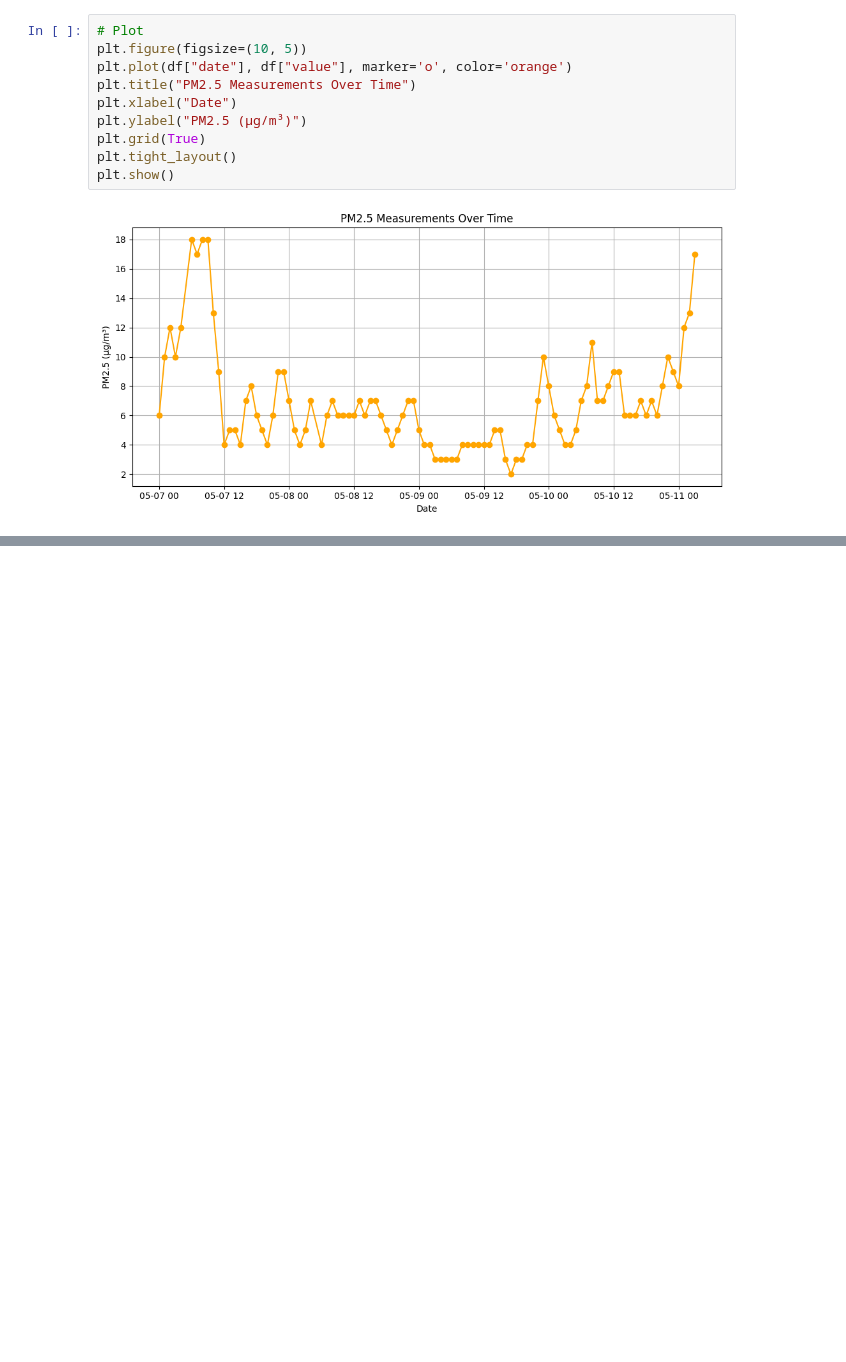
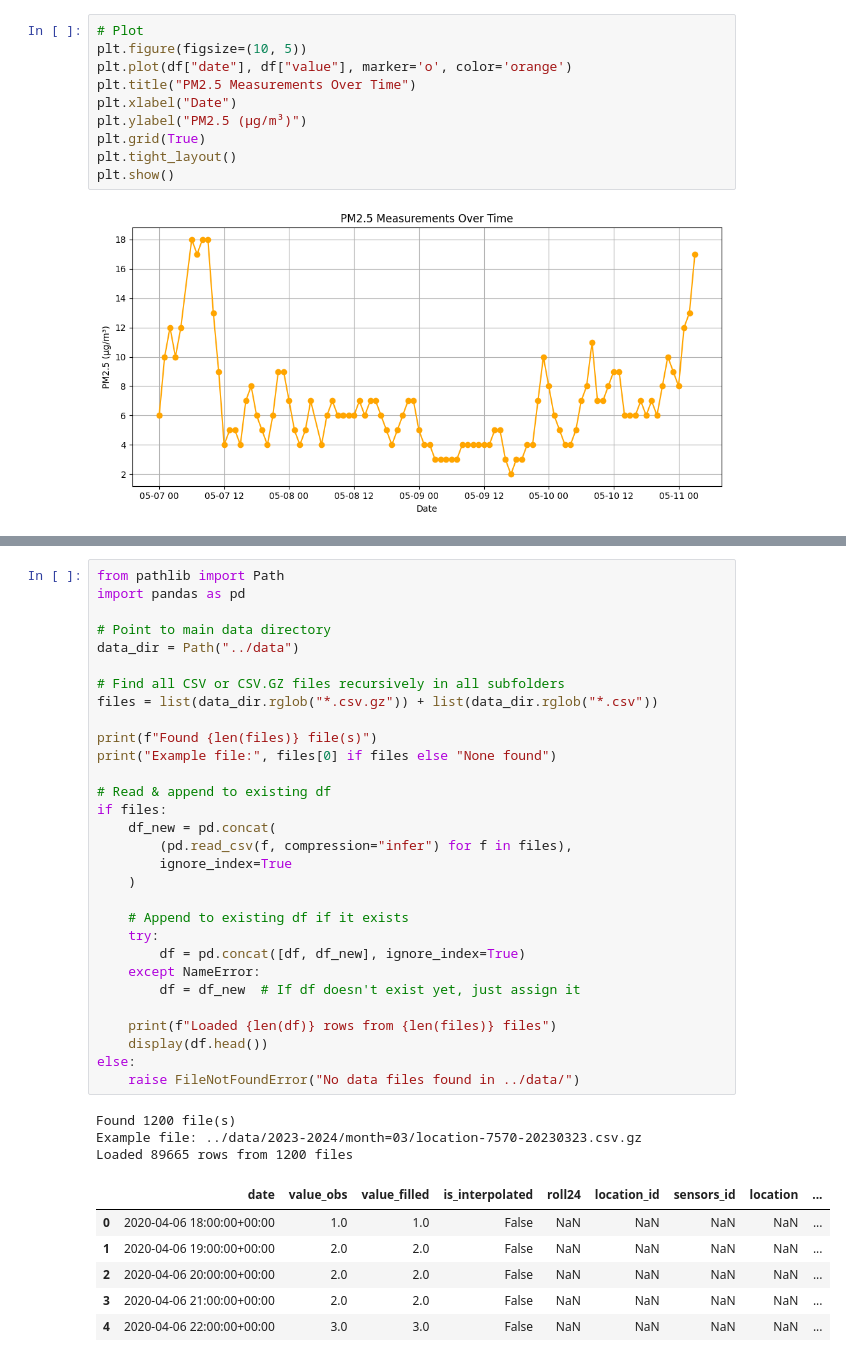
Before and after one commit to olliekm/DeepAQ-System, a Jupyter notebook: notebooks/testingapi.ipynb, the cells around one changed output, grey strips where cells are left out. Cells and saved outputs as stored; diff of their text form; blank space fills up the shorter version.

```diff
--- a/notebooks/testingapi.ipynb
+++ b/notebooks/testingapi.ipynb
@@ -124,0 +145,40 @@ plt.show()
+# %%
+from pathlib import Path
+import pandas as pd
+
+# Point to main data directory
+data_dir = Path("../data")
+
+# Find all CSV or CSV.GZ files recursively in all subfolders
+files = list(data_dir.rglob("*.csv.gz")) + list(data_dir.rglob("*.csv"))
+
+print(f"Found {len(files)} file(s)")
+print("Example file:", files[0] if files else "None found")
+
+# Read & append to existing df
+if files:
+    df_new = pd.concat(
+        (pd.read_csv(f, compression="infer") for f in files),
+        ignore_index=True
+    )
+
+    # Append to existing df if it exists
+    try:
+        df = pd.concat([df, df_new], ignore_index=True)
+    except NameError:
+        df = df_new  # If df doesn't exist yet, just assign it
+
+    print(f"Loaded {len(df)} rows from {len(files)} files")
+    display(df.head())
+else:
+    raise FileNotFoundError("No data files found in ../data/")
+# %% [output]
+Found 1200 file(s)
+Example file: ../data/2023-2024/month=03/location-7570-20230323.csv.gz
+Loaded 89665 rows from 1200 files
+|  | date | value_obs | value_filled | is_interpolated | roll24 | location_id | sensors_id | location | ... |
+| 0 | 2020-04-06 18:00:00+00:00 | 1.0 | 1.0 | False | NaN | NaN | NaN | NaN | ... |
+| 1 | 2020-04-06 19:00:00+00:00 | 2.0 | 2.0 | False | NaN | NaN | NaN | NaN | ... |
+| 2 | 2020-04-06 20:00:00+00:00 | 2.0 | 2.0 | False | NaN | NaN | NaN | NaN | ... |
+| 3 | 2020-04-06 21:00:00+00:00 | 2.0 | 2.0 | False | NaN | NaN | NaN | NaN | ... |
+| 4 | 2020-04-06 22:00:00+00:00 | 3.0 | 3.0 | False | NaN | NaN | NaN | NaN | ... |
```
Also changed, not shown: parts of 9 cells of this notebook.
